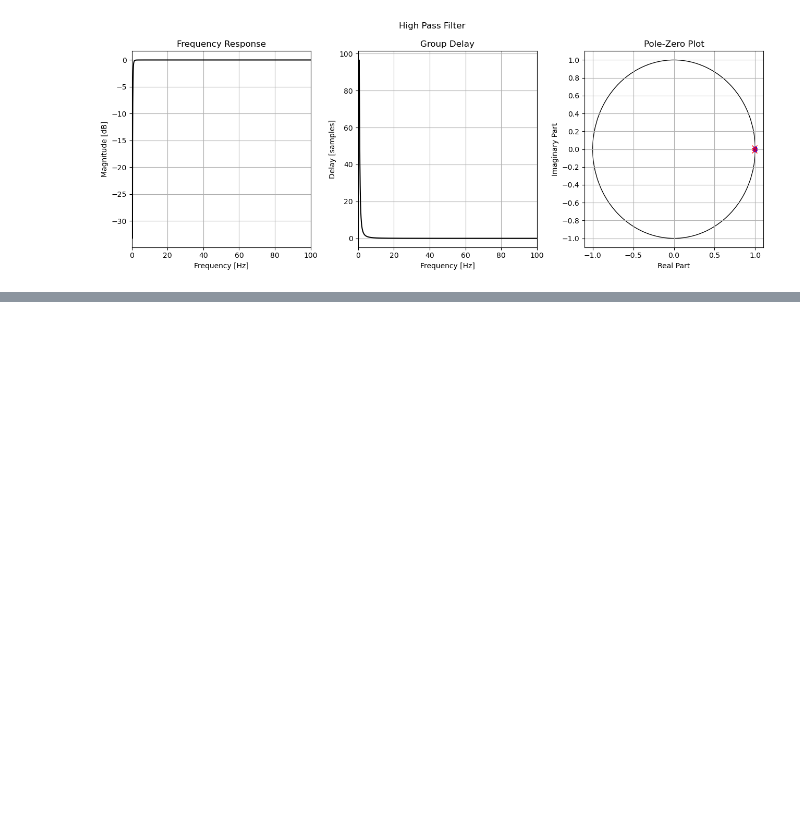
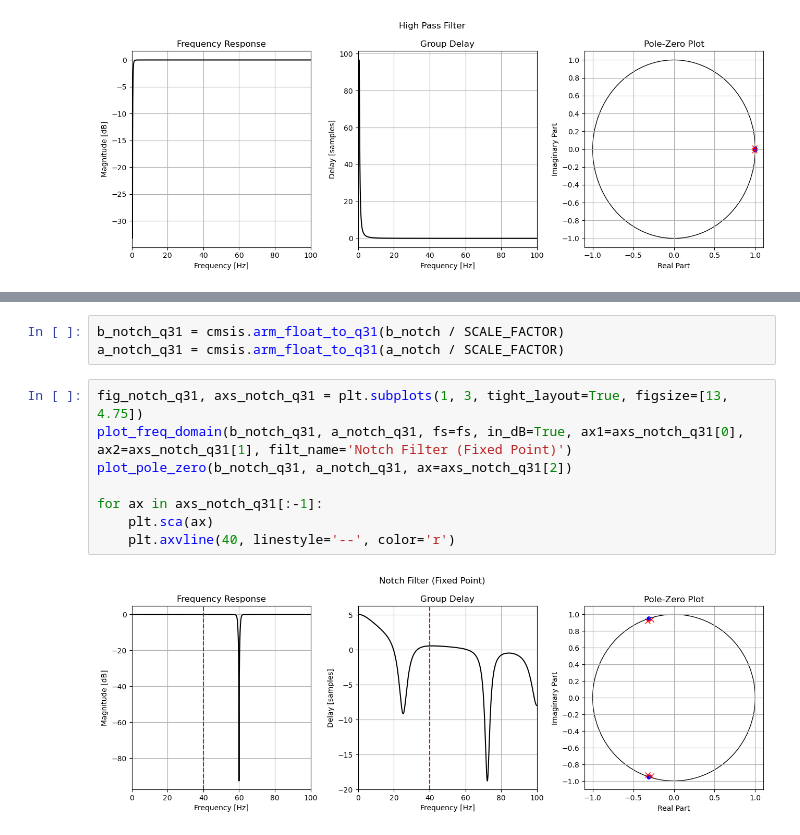
Before and after one commit to bryanmcelvy/microHeartMonitor, a Jupyter notebook: tools/filter_design/daq_filt_fixedpoint.ipynb, the cells around one changed output, grey strips where cells are left out. Drawn from its saved outputs; the diff is of its cells as text; blank space fills up the shorter version.

```diff
--- a/tools/filter_design/daq_filt_fixedpoint.ipynb
+++ b/tools/filter_design/daq_filt_fixedpoint.ipynb
@@ -72,0 +83,13 @@ for ax in axs_high_q31[:-1]:
+# %%
+b_notch_q31 = cmsis.arm_float_to_q31(b_notch / SCALE_FACTOR)
+a_notch_q31 = cmsis.arm_float_to_q31(a_notch / SCALE_FACTOR)
+# %%
+fig_notch_q31, axs_notch_q31 = plt.subplots(1, 3, tight_layout=True, figsize=[13, 4.75])
+plot_freq_domain(b_notch_q31, a_notch_q31, fs=fs, in_dB=True, ax1=axs_notch_q31[0], ax2=axs_notch_q31[1], filt_name='Notch Filter (Fixed Point)')
+plot_pole_zero(b_notch_q31, a_notch_q31, ax=axs_notch_q31[2])
+
+for ax in axs_notch_q31[:-1]:
+    plt.sca(ax)
+    plt.axvline(40, linestyle='--', color='r')
+# %% [output]
+[figure, added]
```
Also changed, not shown: parts of 16 cells of this notebook.
